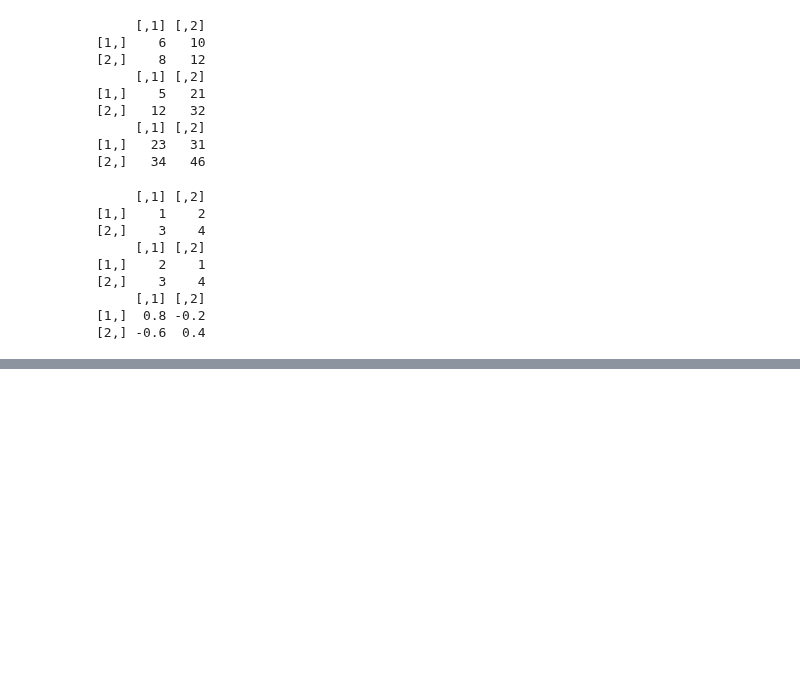
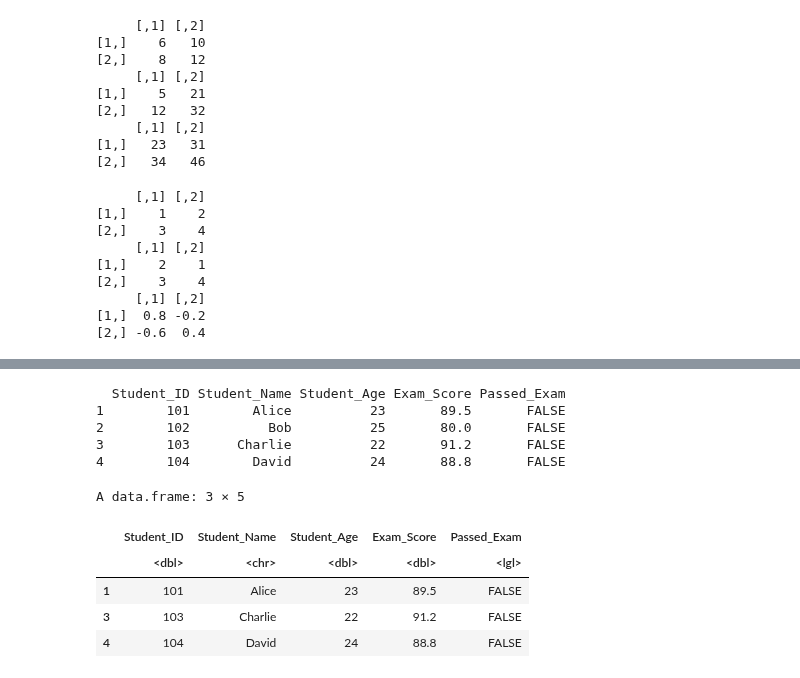
Before and after one commit to delowerhossentuhin/R-Data-Science, a Jupyter notebook: 00_R_Data_Structure.ipynb, the cells around one changed output, grey strips where cells are left out. Cells and saved outputs as stored; diff of their text form; code cells hidden in the pictures; blank space fills up the shorter version.

```diff
--- a/00_R_Data_Structure.ipynb
+++ b/00_R_Data_Structure.ipynb
@@ -206,0 +376,19 @@ print(inv_mat)
+# %%
+df$Final_Grade <- NULL # Removing a Column
+print(df)
+# %% [output]
+  Student_ID Student_Name Student_Age Exam_Score Passed_Exam
+1        101        Alice          23       89.5       FALSE
+2        102          Bob          25       80.0       FALSE
+3        103      Charlie          22       91.2       FALSE
+4        104        David          24       88.8       FALSE
+# %%
+df <- df[-2,] # Remove 2nd Row
+df
+# %% [output]
+A data.frame: 3 × 5
+|  | Student_ID | Student_Name | Student_Age | Exam_Score | Passed_Exam |
+|  | <dbl> | <chr> | <dbl> | <dbl> | <lgl> |
+| 1 | 101 | Alice | 23 | 89.5 | FALSE |
+| 3 | 103 | Charlie | 22 | 91.2 | FALSE |
+| 4 | 104 | David | 24 | 88.8 | FALSE |
```
Also changed, not shown: parts of 27 cells of this notebook.
